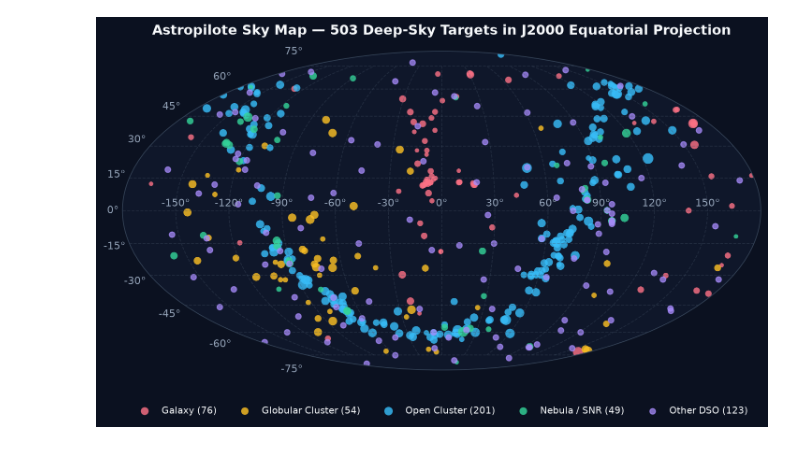
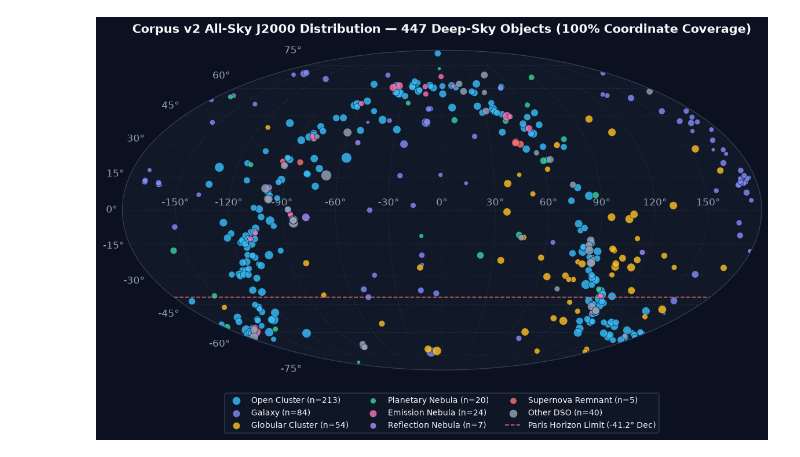
Before and after one commit to Waxguillermo/Astropilote, a Jupyter notebook: notebooks/corpus_and_rag_visualizations.ipynb, the cells around one changed output. Saved outputs shown, nothing was run; the diff lists cells and outputs as text; code cells hidden in the pictures.

```diff
--- a/notebooks/corpus_and_rag_visualizations.ipynb
+++ b/notebooks/corpus_and_rag_visualizations.ipynb
@@ -39,5 +129,84 @@ Every Messier (`109`), Caldwell (`109`), and Herschel NGC (`200`) deep-sky targe
 # %%
-# Plot 418 deep-sky objects on an all-sky Mollweide projection colored by object class
-sky_objs = [d for d in docs if d['metadata'].get('ra_deg') is not None and d['metadata'].get('dec_deg') is not None]
-# Marker size scales inversely with visual magnitude (brighter objects appear larger)
+# Plot all 447 deep-sky objects on an all-sky J2000 Mollweide projection colored by astrophysical class
+sky_objs = [
+    d
+    for d in docs
+    if d["catalog"] in DSO_CATALOGS
+    and d["metadata"].get("ra_deg") is not None
+    and d["metadata"].get("dec_deg") is not None
+]
+
+TYPE_PALETTE = {
+    "open_cluster": (SKY, "Open Cluster"),
+    "galaxy": (INDIGO, "Galaxy"),
+    "globular_cluster": (AMBER, "Globular Cluster"),
+    "planetary_nebula": (EMERALD, "Planetary Nebula"),
+    "emission_nebula": (PINK, "Emission Nebula"),
+    "cluster_nebula": (TEAL, "Cluster + Nebula"),
+    "reflection_nebula": (VIOLET, "Reflection Nebula"),
+    "supernova_remnant": (RED, "Supernova Remnant"),
+}
+
+fig = plt.figure(figsize=(13.5, 6.2))
+ax = fig.add_subplot(111, projection="mollweide", facecolor=PANEL)
+
+grouped = defaultdict(list)
+for d in sky_objs:
+    otype = d["metadata"].get("object_type", "other")
+    grouped[otype if otype in TYPE_PALETTE else "other"].append(d)
+
+plot_order = list(TYPE_PALETTE.keys()) + (["other"] if "other" in grouped else [])
+for key in plot_order:
+    sub = grouped.get(key, [])
+    if not sub:
+        continue
+    color, label = TYPE_PALETTE.get(key, (MUTED, "Other DSO"))
+    # Wrap RA [0, 360) -> (-pi, pi] with East to the left (celestial convention)
+    ra_rad = np.array(
+        [-np.deg2rad(((d["metadata"]["ra_deg"] + 180.0) % 360.0) - 180.0) for d in sub]
+    )
+    dec_rad = np.array([np.deg2rad(d["metadata"]["dec_deg"]) for d in sub])
+    # Marker size scales inversely with visual magnitude (fallback 9.5 for diffuse nebulae without point V-mag)
+    mags_arr = np.array(
+        [
+            d["metadata"]["magnitude"] if d["metadata"].get("magnitude") is not None else 9.5
+            for d in sub
+        ]
+    )
+    sizes = np.clip((13.2 - mags_arr) * 9.5, 14.0, 120.0)
+    ax.scatter(
+        ra_rad,
+        dec_rad,
+        s=sizes,
+        c=color,
+        alpha=0.82,
+        edgecolors=BG,
+        linewidths=0.45,
+        label=f"{label} (n={len(sub)})",
+    )
+
+# Paris/Fontainebleau horizon cutoff (dec = -41.15 deg)
+ra_line = np.linspace(-np.pi, np.pi, 300)
+ax.plot(
+    ra_line,
+    np.full_like(ra_line, np.deg2rad(-41.15)),
+    ls="--",
+    lw=1.1,
+    color=RED,
+    alpha=0.85,
+    label="Paris Horizon Limit (-41.2° Dec)",
+)
+
+ax.set_title(
+    f"Corpus v2 All-Sky J2000 Distribution — {len(sky_objs)} Deep-Sky Objects (100% Coordinate Coverage)",
+    pad=18,
+)
+ax.grid(True, color=EDGE, linestyle=":", alpha=0.65)
+ax.legend(loc="upper center", bbox_to_anchor=(0.5, -0.06), ncol=3, fontsize=8.5)
+plt.tight_layout()
+plt.show()
+print(
+    f"Plotted {len(sky_objs)} localizable DSOs across {len(DSO_CATALOGS)} DSO catalogs:",
+    dict(Counter(d["catalog"] for d in sky_objs)),
+)
 # %% [output]
@@ -44,2 +214,2 @@ sky_objs = [d for d in docs if d['metadata'].get('ra_deg') is not None and d['me
-[figure, old version]
+[figure, new version]
 # %% [markdown]
```
Also changed, not shown: parts of 14 cells of this notebook, 48 other files.
